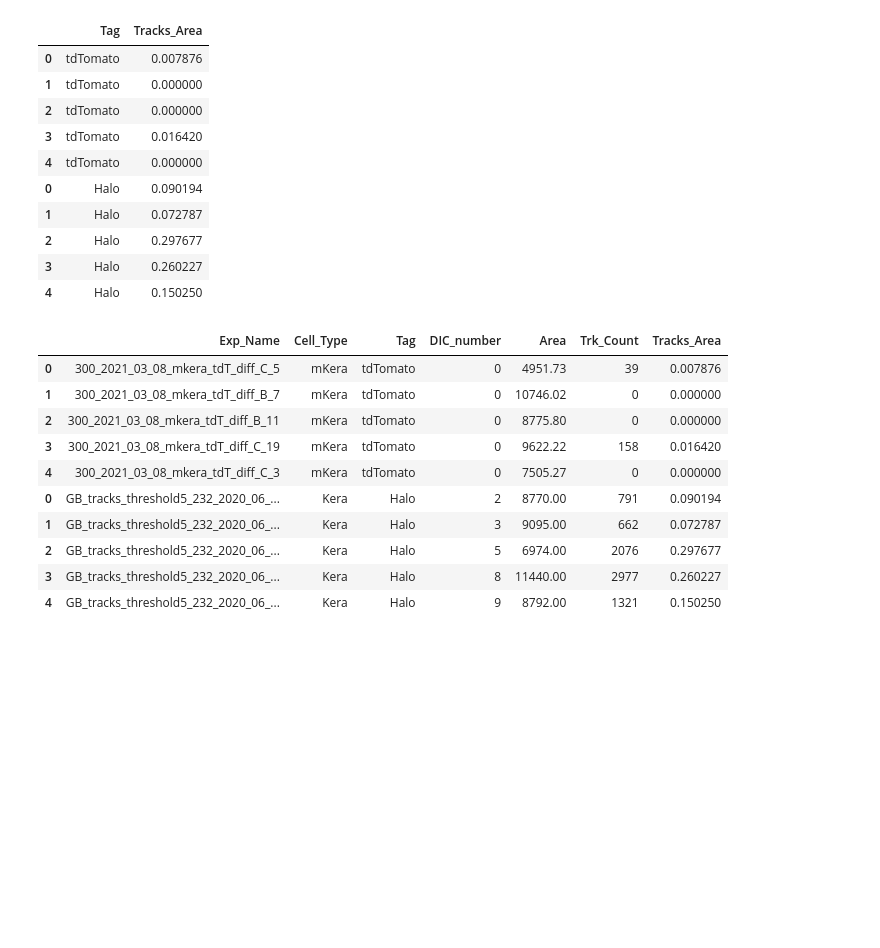
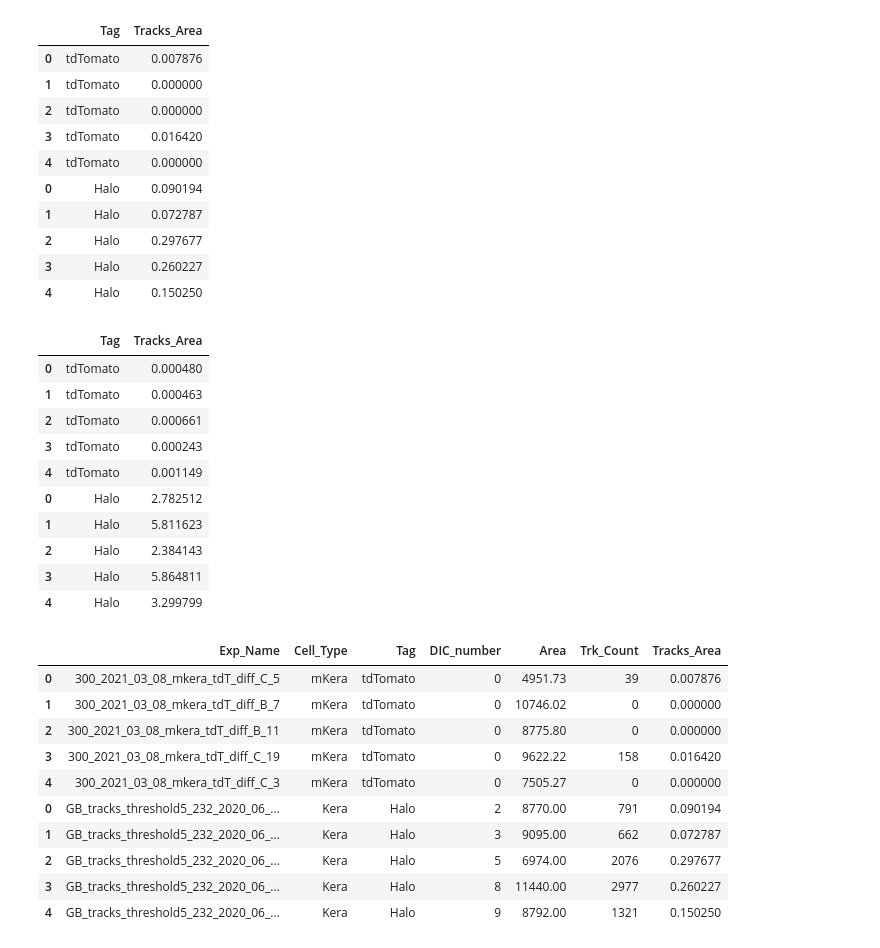
Before and after one commit to DoubleChimera/Gabby-RIP-Talk-2021, a Jupyter notebook: Gabby_RIP_Talk_2021_plots.ipynb, the cells around one changed output. Drawn from its saved outputs; the diff is of its cells as text; code cells hidden in the pictures; blank space fills up the shorter version.

```diff
--- a/Gabby_RIP_Talk_2021_plots.ipynb
+++ b/Gabby_RIP_Talk_2021_plots.ipynb
@@ -296,6 +296,20 @@ trkArea_kera
 | 2 | Halo | 0.297677 |
 | 3 | Halo | 0.260227 |
 | 4 | Halo | 0.150250 |
+# %%
+trkArea_sc
+# %% [output]
+|  | Tag | Tracks_Area |
+| 0 | tdTomato | 0.000480 |
+| 1 | tdTomato | 0.000463 |
+| 2 | tdTomato | 0.000661 |
+| 3 | tdTomato | 0.000243 |
+| 4 | tdTomato | 0.001149 |
+| 0 | Halo | 2.782512 |
+| 1 | Halo | 5.811623 |
+| 2 | Halo | 2.384143 |
+| 3 | Halo | 5.864811 |
+| 4 | Halo | 3.299799 |
 # %%
 cellAreas_keraCells
 # %% [output]
```
Also changed, not shown: parts of 1 cell of this notebook.
